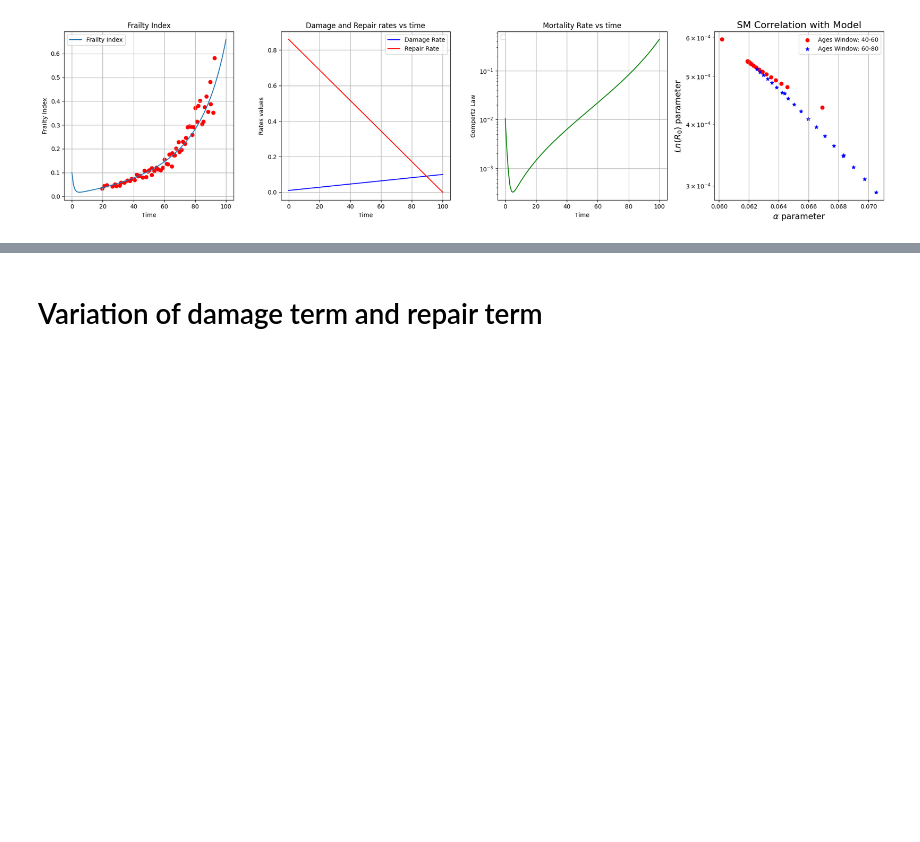
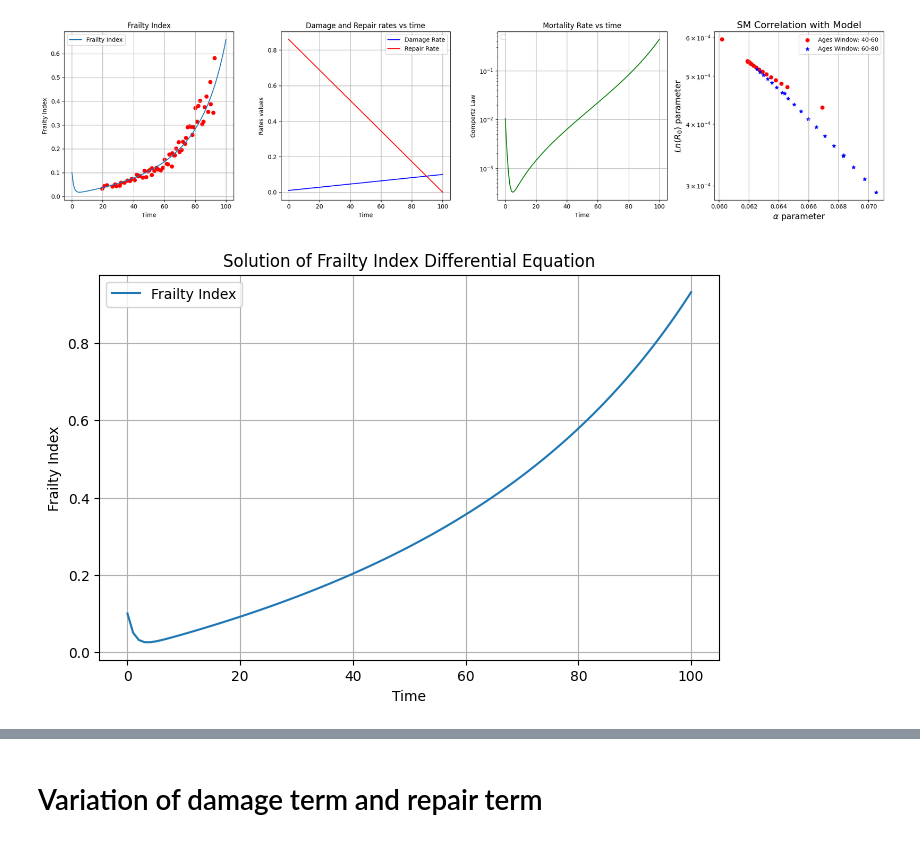
Before and after one commit to Rafther0112/Human_Aging_Research, a Jupyter notebook: Second_Part_Research/model_frailty_index_option_1.ipynb, the cells around one changed output, grey strips where cells are left out. Cells and saved outputs as stored; diff of their text form; code cells hidden in the pictures; blank space fills up the shorter version.

```diff
--- a/Second_Part_Research/model_frailty_index_option_1.ipynb
+++ b/Second_Part_Research/model_frailty_index_option_1.ipynb
@@ -155,35 +169,37 @@ import numpy as np
 from scipy.integrate import odeint
 import matplotlib.pyplot as plt
 
 def frailty_index_differential_equation(f, t, a, b, r, s):
     dfdt = a * (1 - f) * (1 + b * t) - f * r * (1 - s * t)
     #dfdt = (1 - f)*(a*f + b)
     return dfdt
 
 # Time points
 t = np.linspace(0, 100, 100)  # 100 time steps from 0 to 10
 
 # Default initial conditions and parameters
 f0 = 0.1
 a = 0.01
-b = 0.08
-r = 0.86
+b = 0.32
+r = 0.85
 s = 0.01
 
 # Time points
 t = np.linspace(0, 100, 100)  # 100 time steps from 0 to 10
 
 # Solving the differential equation
 f_solution = odeint(frailty_index_differential_equation, f0, t, args=(a, b, r, s))
 
 # Plot the solution
 plt.figure(figsize=(8, 5))
 plt.plot(t, f_solution, label='Frailty Index')
 plt.xlabel('Time')
 plt.ylabel('Frailty Index')
 plt.title('Solution of Frailty Index Differential Equation')
 plt.legend()
 plt.grid(True)
+# %% [output]
+[figure, added]
 # %%
 c = 1.98
 frailty_index = []
```
Also changed, not shown: parts of 4 cells of this notebook.
